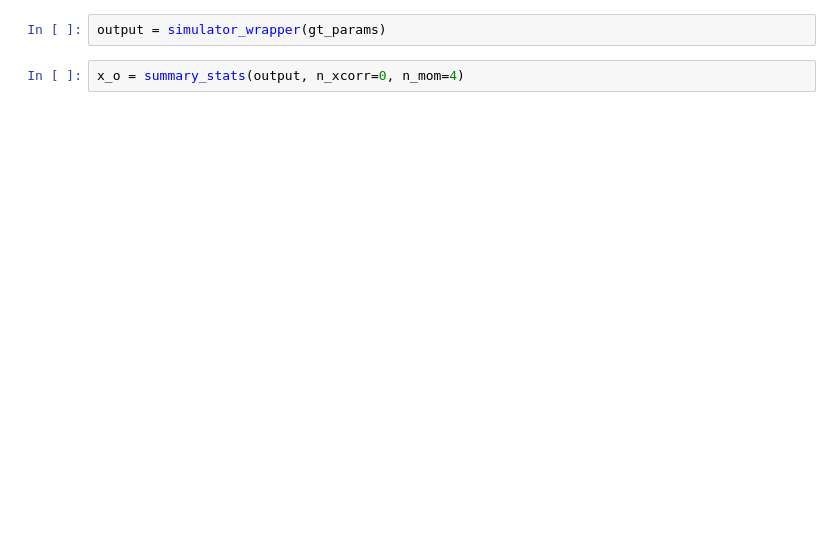
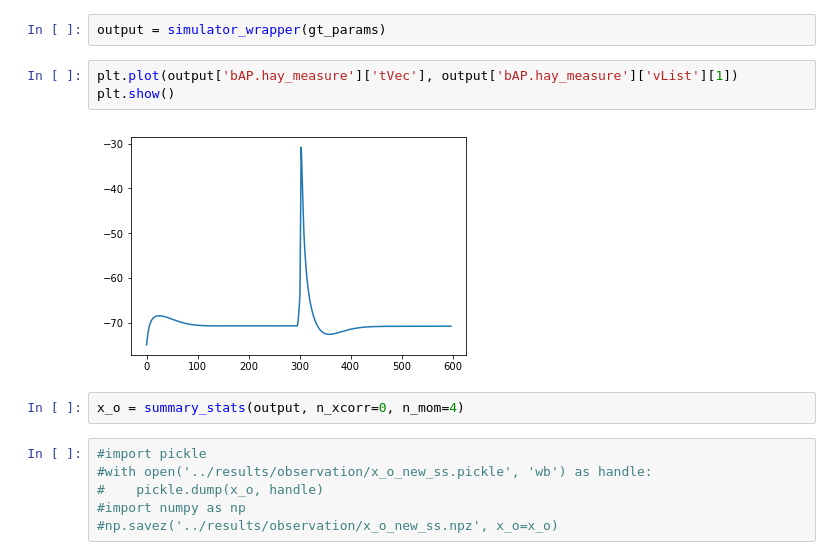
Before and after one commit to mackelab/lfi-experiments, a Jupyter notebook: bursting_biophysics/SNL_notebooks/200616_posterior_predictive_checks.ipynb, the cells around one changed output. Saved outputs shown, nothing was run; the diff lists cells and outputs as text; blank space fills up the shorter version.

```diff
--- a/bursting_biophysics/SNL_notebooks/200616_posterior_predictive_checks.ipynb
+++ b/bursting_biophysics/SNL_notebooks/200616_posterior_predictive_checks.ipynb
@@ -15,7 +64,18 @@ gt_params = load_ground_truth_params()
 # %%
 output = simulator_wrapper(gt_params)
+# %%
+plt.plot(output['bAP.hay_measure']['tVec'], output['bAP.hay_measure']['vList'][1])
+plt.show()
+# %% [output]
+[figure, added]
 # %%
 x_o = summary_stats(output, n_xcorr=0, n_mom=4)
+# %%
+#import pickle
+#with open('../results/observation/x_o_new_ss.pickle', 'wb') as handle:
+#    pickle.dump(x_o, handle)
+#import numpy as np
+#np.savez('../results/observation/x_o_new_ss.npz', x_o=x_o)
 # %%
 x_o
 # %% [output]
```
Also changed, not shown: parts of 16 cells of this notebook, 22 other files.
